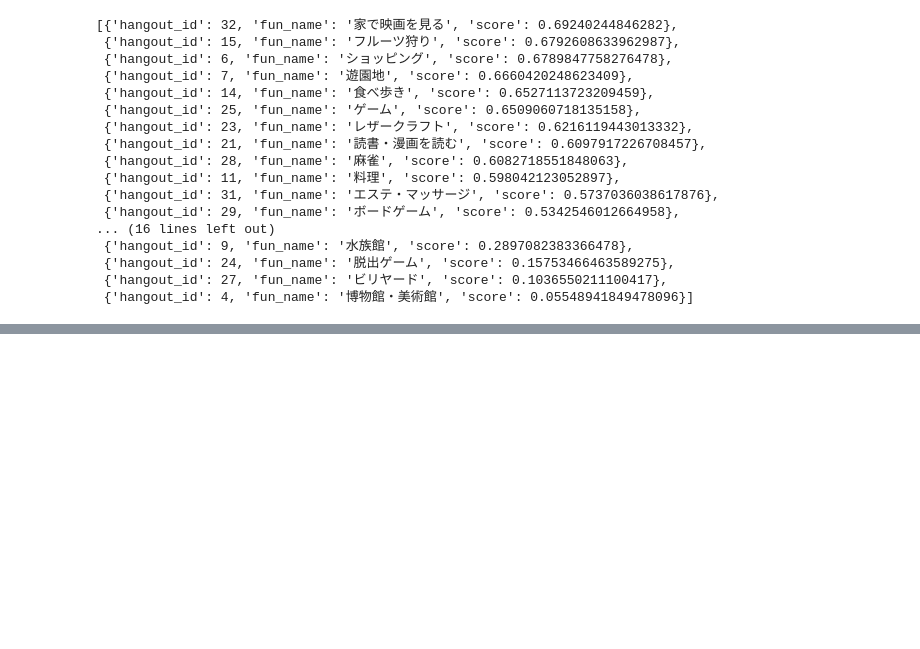
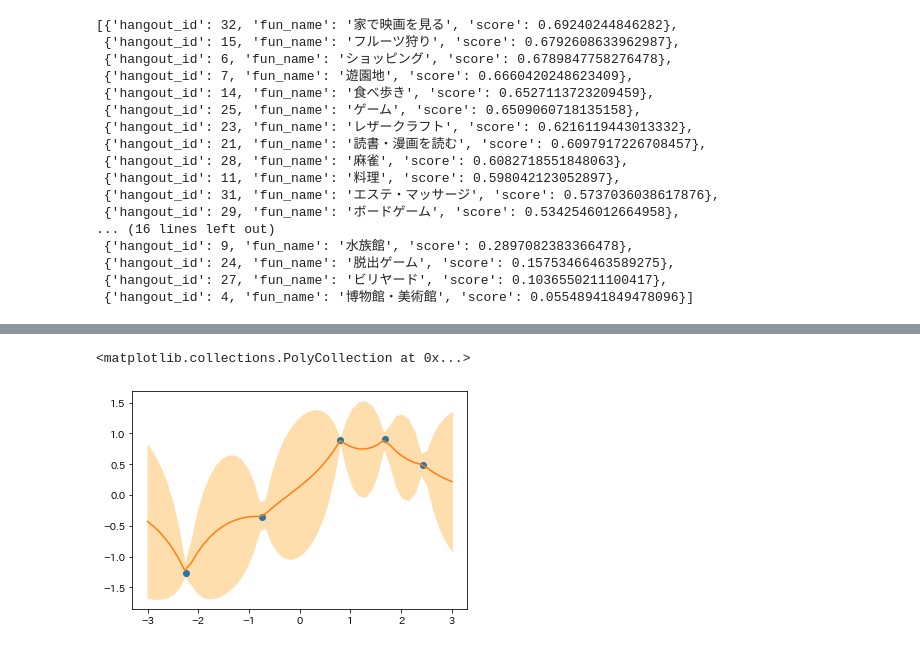
Before and after one commit to flock-geekten/recommendation-models, a Jupyter notebook: workspace/fun_reco.ipynb, the cells around one changed output, grey strips where cells are left out. Saved outputs shown, nothing was run; the diff lists cells and outputs as text; code cells hidden in the pictures; blank space fills up the shorter version.

```diff
--- a/workspace/fun_reco.ipynb
+++ b/workspace/fun_reco.ipynb
@@ -523,0 +563,15 @@ fr_model.run(y_json,is_sorted=1)
+# %%
+M = 50
+X_test = np.linspace(lb, ub)
+# %%
+def gauss_kernel(x1, x2, theta1=0.7, theta2=0.7):
+    return theta1 * np.exp(-np.linalg.norm(x1 - x2) / theta2)
+# %%
+mu, var = gpr(X_test, X_train, y_train, gauss_kernel)
+# %%
+plt.plot(X_train, y_train, "o")
+plt.plot(X_test, mu)
+plt.fill_between(X_test, mu - 2.0 * var, mu + 2.0 * var, color="navajowhite")
+# %% [output]
+<matplotlib.collections.PolyCollection at 0x...>
+[figure, added]
```
Also changed, not shown: parts of 5 cells of this notebook, 1 other file.
